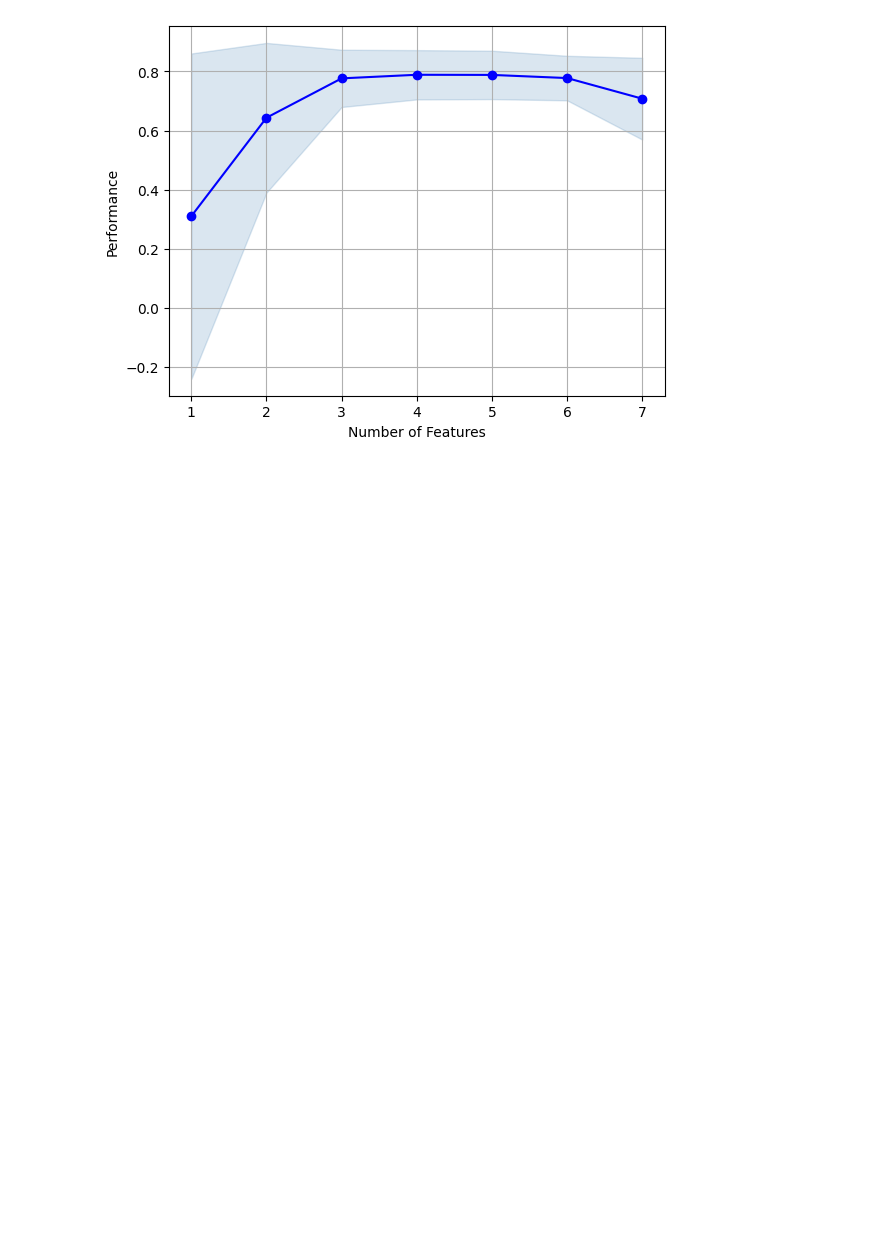
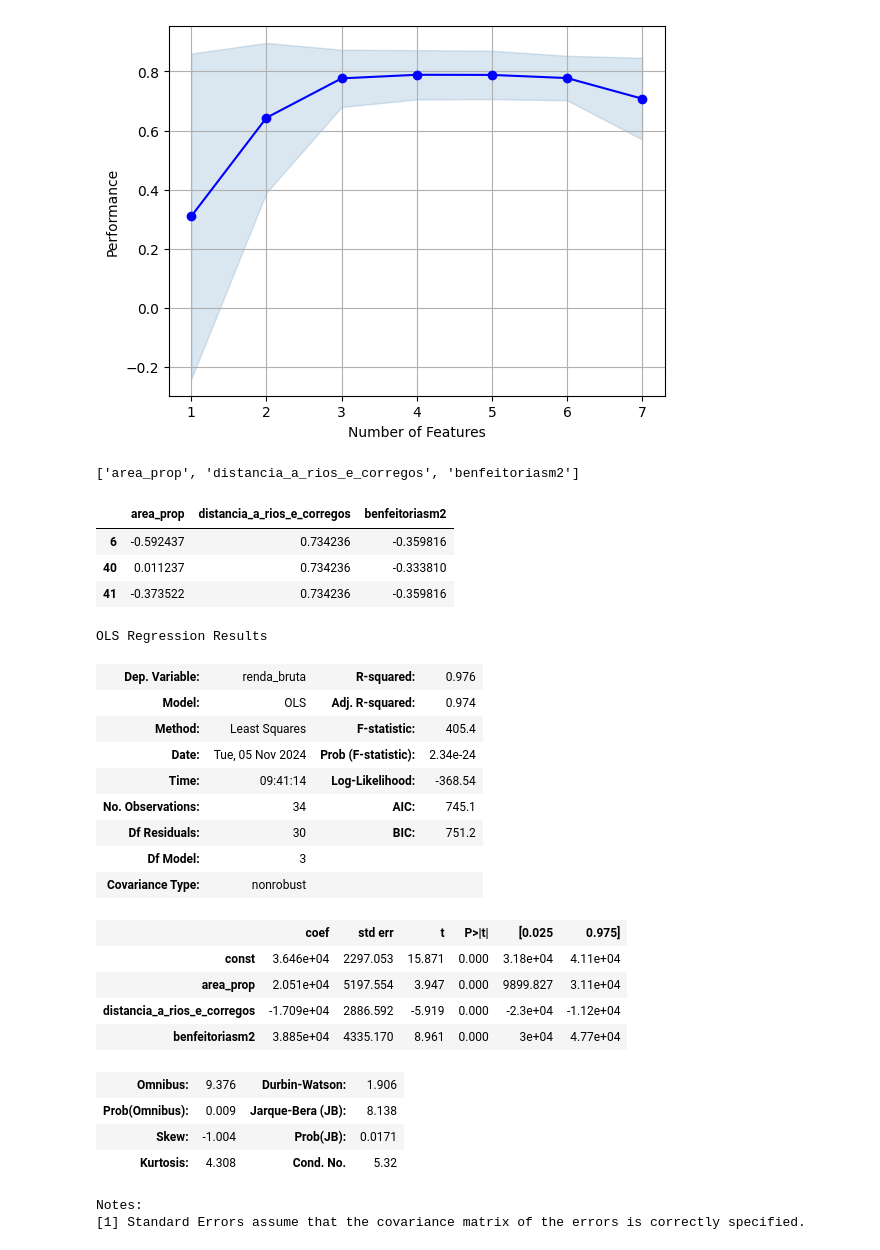
Before and after one commit to duriganpedro/aulasglauco2, a Jupyter notebook: aula9.ipynb, the cells around one changed output. Drawn from its saved outputs; the diff is of its cells as text; code cells hidden in the pictures; blank space fills up the shorter version.

```diff
--- a/aula9.ipynb
+++ b/aula9.ipynb
@@ -96,3 +96,43 @@ figura = plot_sfs(sfs_modelo.get_metric_dict(),
 plt.grid()
 # %% [output]
 [figure]
+# %%
+selecao = list(tabela.loc[3,'feature_names'])
+selecao
+# %% [output]
+['area_prop', 'distancia_a_rios_e_corregos', 'benfeitoriasm2']
+# %%
+# Treinamento com as features selecionadas
+xobs_treinamento = X_treinamento[selecao]
+xobs_treinamento.head(3)
+# %% [output]
+|  | area_prop | distancia_a_rios_e_corregos | benfeitoriasm2 |
+| 6 | -0.592437 | 0.734236 | -0.359816 |
+| 40 | 0.011237 | 0.734236 | -0.333810 |
+| 41 | -0.373522 | 0.734236 | -0.359816 |
+# %%
+xobs_treinamento = sm.add_constant(xobs_treinamento)
+resultado = sm.OLS(y_treinamento, xobs_treinamento).fit()
+resultado.summary()
+# %% [output]
+OLS Regression Results
+| Dep. Variable: | renda_bruta | R-squared: | 0.976 |
+| Model: | OLS | Adj. R-squared: | 0.974 |
+| Method: | Least Squares | F-statistic: | 405.4 |
+| Date: | Tue, 05 Nov 2024 | Prob (F-statistic): | 2.34e-24 |
+| Time: | 09:41:14 | Log-Likelihood: | -368.54 |
+| No. Observations: | 34 | AIC: | 745.1 |
+| Df Residuals: | 30 | BIC: | 751.2 |
+| Df Model: | 3 |  |  |
+| Covariance Type: | nonrobust |  |  |
+|  | coef | std err | t | P>|t| | [0.025 | 0.975] |
+| const | 3.646e+04 | 2297.053 | 15.871 | 0.000 | 3.18e+04 | 4.11e+04 |
+| area_prop | 2.051e+04 | 5197.554 | 3.947 | 0.000 | 9899.827 | 3.11e+04 |
+| distancia_a_rios_e_corregos | -1.709e+04 | 2886.592 | -5.919 | 0.000 | -2.3e+04 | -1.12e+04 |
+| benfeitoriasm2 | 3.885e+04 | 4335.170 | 8.961 | 0.000 | 3e+04 | 4.77e+04 |
+| Omnibus: | 9.376 | Durbin-Watson: | 1.906 |
+| Prob(Omnibus): | 0.009 | Jarque-Bera (JB): | 8.138 |
+| Skew: | -1.004 | Prob(JB): | 0.0171 |
+| Kurtosis: | 4.308 | Cond. No. | 5.32 |
+Notes:
+[1] Standard Errors assume that the covariance matrix of the errors is correctly specified.
```
Also changed, not shown: parts of 3 cells of this notebook, 1 other file.
